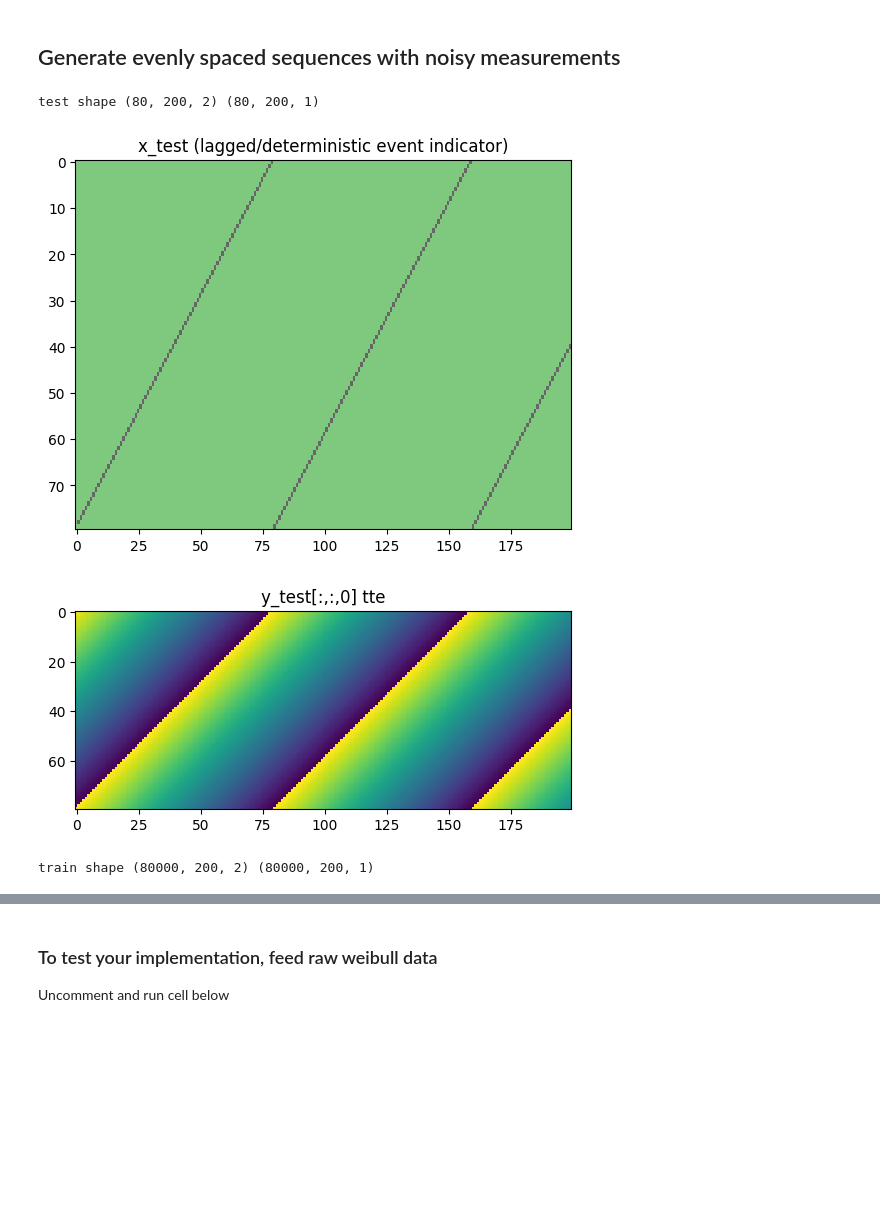
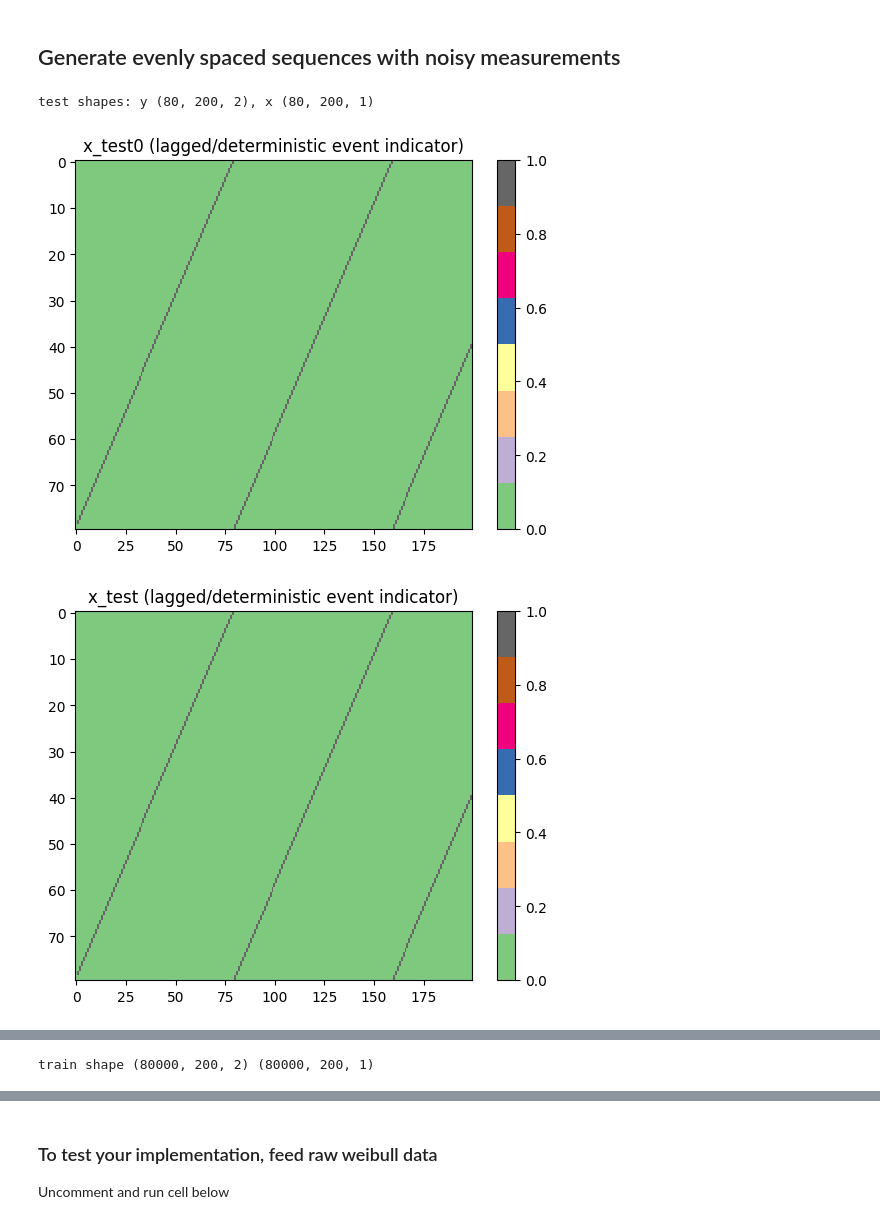
Before and after one commit to colasriev/wtte-rnn, a Jupyter notebook: examples/keras/standalone_simple_example.ipynb, the cells around one changed output, grey strips where cells are left out. Saved outputs shown, nothing was run; the diff lists cells and outputs as text; code cells hidden in the pictures; blank space fills up the shorter version.

```diff
--- a/examples/keras/standalone_simple_example.ipynb
+++ b/examples/keras/standalone_simple_example.ipynb
@@ -205,35 +207,53 @@ def get_data(n_timesteps, every_nth,n_repeats,noise_level,n_features,use_censore
 # %%
-n_timesteps    = 200
+n_timesteps = 200
 n_sequences = every_nth = 80
 n_features = 1
 n_repeats = 1000
 noise_level = 0.005
 use_censored = True
 
-y_train,x_train, y_test,x_test,events = get_data(n_timesteps, every_nth,n_repeats,noise_level,n_features,use_censored)
+y_train, x_train, y_test, x_test, events = get_data(
+    n_timesteps, every_nth, n_repeats, noise_level, n_features, use_censored
+)
 
-print('test shape',y_test.shape,x_test.shape)
-plt.imshow(x_test[:,:,:].sum(axis=2)>0,interpolation="none",cmap='Accent',aspect='auto')
-plt.title('x_test (lagged/deterministic event indicator)')
+print(f"test shapes: y {y_test.shape}, x {x_test.shape}")
+plt.imshow(x_test[:, :, 0], interpolation="none", cmap="Accent", aspect="auto")
+plt.colorbar()
+plt.title("x_test0 (lagged/deterministic event indicator)")
 plt.show()
-plt.imshow(y_test[:,:,0],interpolation="none")
-plt.title('y_test[:,:,0] tte')
+plt.imshow(
+    x_test[:, :, :].sum(axis=2) > 0, interpolation="none", cmap="Accent", aspect="auto"
+)
+plt.colorbar()
+plt.title("x_test (lagged/deterministic event indicator)")
+plt.show()
+plt.imshow(y_test[:, :, 0], interpolation="none")
+plt.colorbar()
+plt.title("y_test[:,:,0] tte")
+plt.show()
+plt.imshow(y_test[:, :, 1], interpolation="none")
+plt.colorbar()
+plt.title("y_test[:,:,1] observed")
 plt.show()
 
-print('train shape',y_train.shape,x_train.shape)
+print("train shape", y_train.shape, x_train.shape)
 # (might look like the pattern is different but set n_repeats
 #  lower and you'll see that it's the same):
-plt.imshow(x_train[:,:,:].sum(axis=2)>0,interpolation="none",cmap='Accent',aspect='auto')
-plt.title('x_train (lagged/noisy event indicator)')
+plt.imshow(
+    x_train[:, :, :].sum(axis=2) > 0, interpolation="none", cmap="Accent", aspect="auto"
+)
+plt.colorbar()
+plt.title("x_train (lagged/noisy event indicator)")
 plt.show()
-plt.imshow(y_train[:,:,0],interpolation="none",aspect='auto')
-plt.title('y_train[:,:,0] censored tte')
+plt.imshow(y_train[:, :, 0], interpolation="none", aspect="auto")
+plt.colorbar()
+plt.title("y_train[:,:,0] censored tte")
 plt.show()
-plt.imshow(y_train[:,:,1],interpolation="none",cmap='Accent',aspect='auto')
-plt.title('y_train[:,:,1] u')
+plt.imshow(y_train[:, :, 1], interpolation="none", cmap="Accent", aspect="auto")
+plt.colorbar()
+plt.title("y_train[:,:,1] observed")
 plt.show()
 # %% [output]
-test shape (80, 200, 2) (80, 200, 1)
+test shapes: y (80, 200, 2), x (80, 200, 1)
-[figure, old version]
+[figure, new version]
-[figure, old version]
+[figure, new version]
-train shape (80000, 200, 2) (80000, 200, 1)
@@ -241,0 +262 @@ train shape (80000, 200, 2) (80000, 200, 1)
+train shape (80000, 200, 2) (80000, 200, 1)
```
Also changed, not shown: parts of 10 cells of this notebook.
